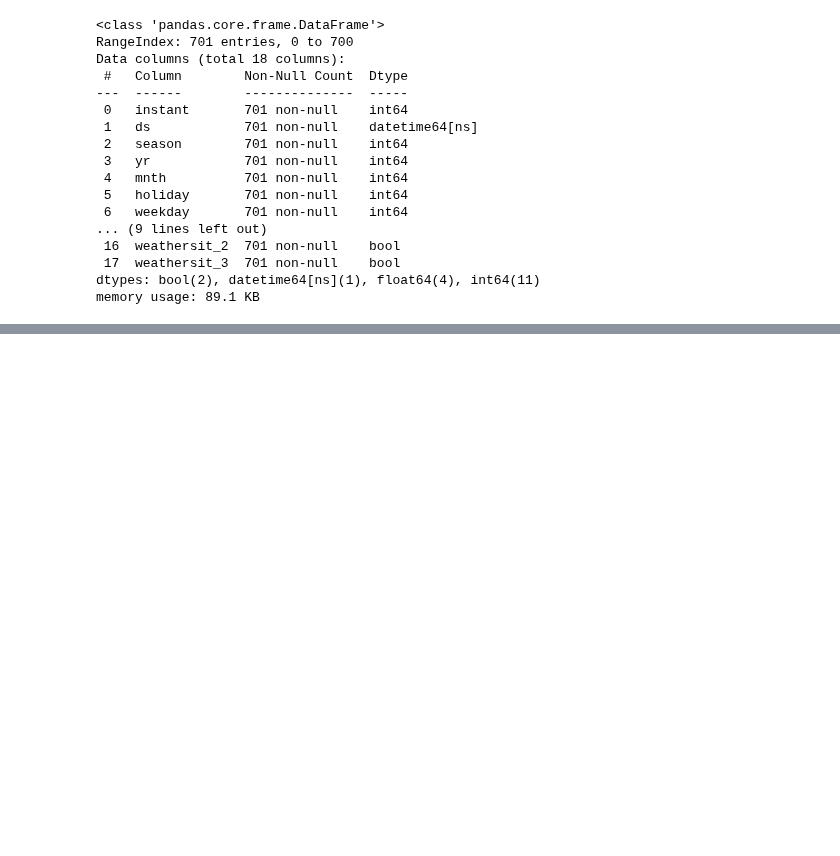
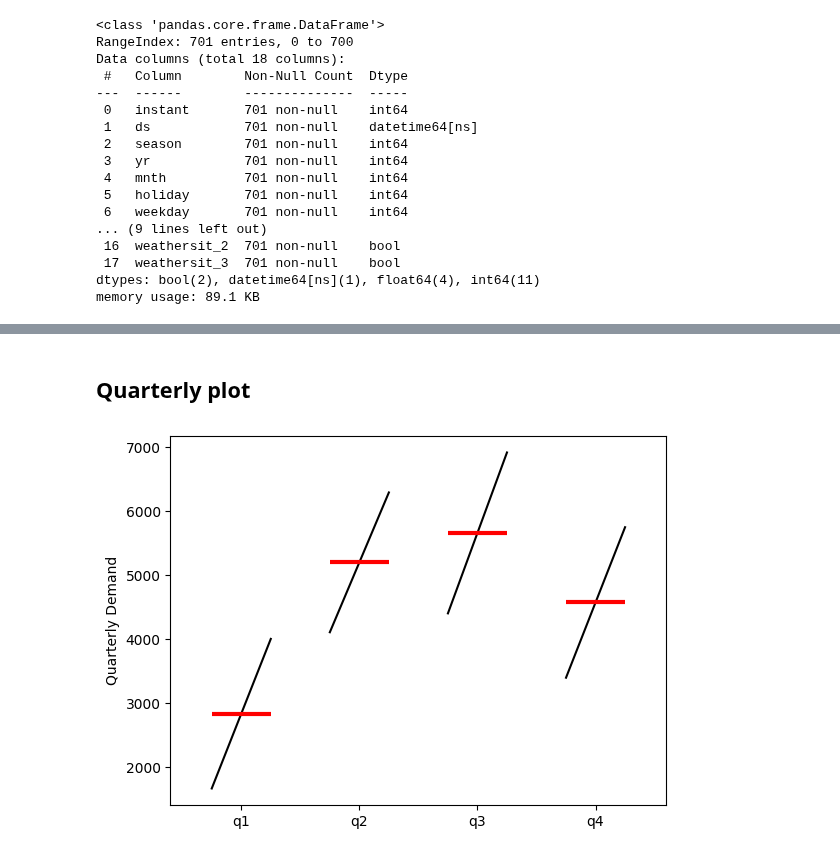
Before and after one commit to rizaho/ml_for_financial_analysis, a Jupyter notebook: 201_4_FACEBOOK_PROPHET.ipynb, the cells around one changed output, grey strips where cells are left out. Drawn from its saved outputs; the diff is of its cells as text; code cells hidden in the pictures; blank space fills up the shorter version.

```diff
--- a/201_4_FACEBOOK_PROPHET.ipynb
+++ b/201_4_FACEBOOK_PROPHET.ipynb
@@ -131,0 +188,7 @@ df.head()
+# %% [markdown]
+## Quarterly plot
+# %%
+quarter_plot(df_temp["y"].resample("QE").mean(), ylabel="Quarterly Demand")
+plt.show()
+# %% [output]
+[figure, added]
```
Also changed, not shown: parts of 15 cells of this notebook.
